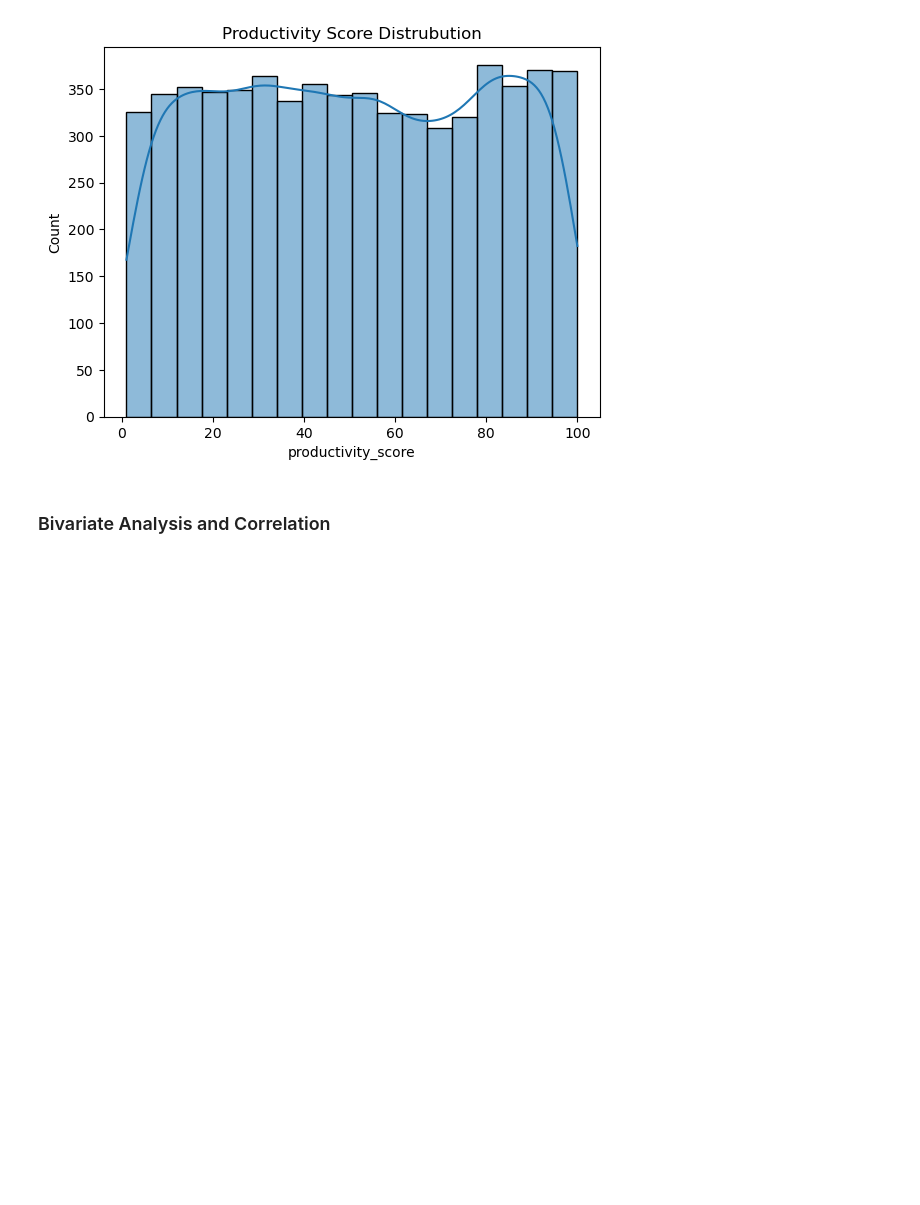
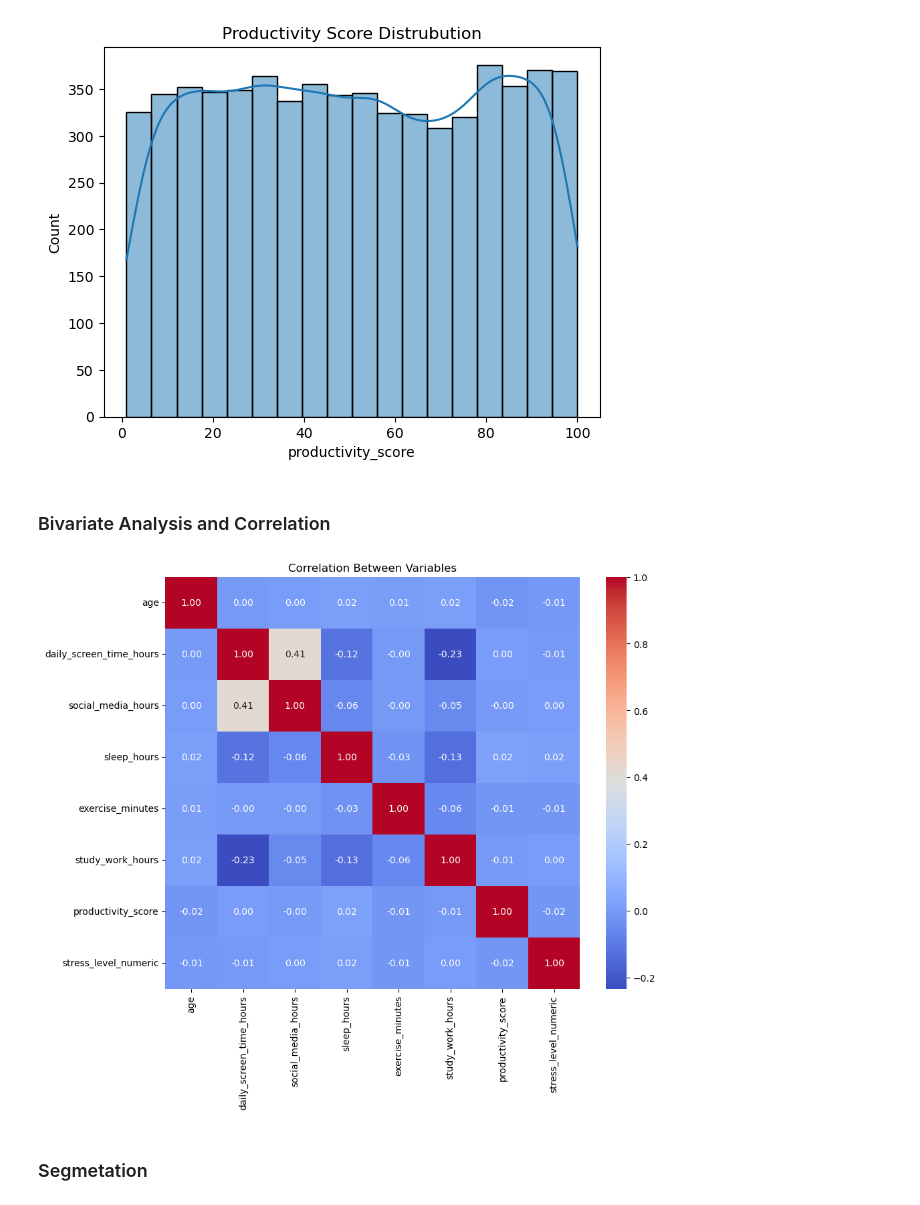
Before and after one commit to hfarukaktas/data-science-projects, a Jupyter notebook: social-media-usage-data/SocialMediaUsageEffectsOnStress.ipynb, the cells around one changed output. Cells and saved outputs as stored; diff of their text form; code cells hidden in the pictures; blank space fills up the shorter version.

```diff
--- a/social-media-usage-data/SocialMediaUsageEffectsOnStress.ipynb
+++ b/social-media-usage-data/SocialMediaUsageEffectsOnStress.ipynb
@@ -71,9 +71,9 @@ print(f"Distorted Data Count: {error_mask.sum()}")
 # %% [output]
 Distorted Data Count: 3217
 # %%
-df["total_activity_hours"] = df["sleep_hours"] + df["daily_screen_time_hours"] + (df["exercise_minutes"]/60) + df["study_work_hours"]
+total_activity_hours = df["sleep_hours"] + df["daily_screen_time_hours"] + (df["exercise_minutes"]/60) + df["study_work_hours"]
 # %%
-overtime_mask = df["total_activity_hours"] > 24
+overtime_mask = total_activity_hours > 24
 # %%
 # Number of Rows that doesn't make sense on our synthetic data. (Total Hours > 24)
 
@@ -83,8 +83,8 @@ np.int64(1613)
 # %%
 df = df.drop(df[overtime_mask].index, axis = 0)
 # %%
-df["total_activity_hours"] = df["sleep_hours"] + df["daily_screen_time_hours"] + (df["exercise_minutes"]/60) + df["study_work_hours"]
-overtime_mask = df["total_activity_hours"] > 24
+total_activity_hours = df["sleep_hours"] + df["daily_screen_time_hours"] + (df["exercise_minutes"]/60) + df["study_work_hours"]
+overtime_mask = total_activity_hours > 24
 overtime_mask.sum()
 # %% [output]
 np.int64(0)
@@ -138,3 +138,15 @@ plt.show()
 [figure]
 # %% [markdown]
 ### Bivariate Analysis and Correlation
+# %%
+numeric_df = df.select_dtypes(include = ["float64", "int64"]).drop(columns = ["user_id"])
+corr = numeric_df.corr()
+# %%
+plt.figure(figsize = (10,8))
+sns.heatmap(corr, fmt = ".2f", annot = True, cmap = "coolwarm")
+plt.title("Correlation Between Variables")
+plt.show()
+# %% [output]
+[figure, added]
+# %% [markdown]
+### Segmetation
```
Also changed, not shown: parts of 2 cells of this notebook.
